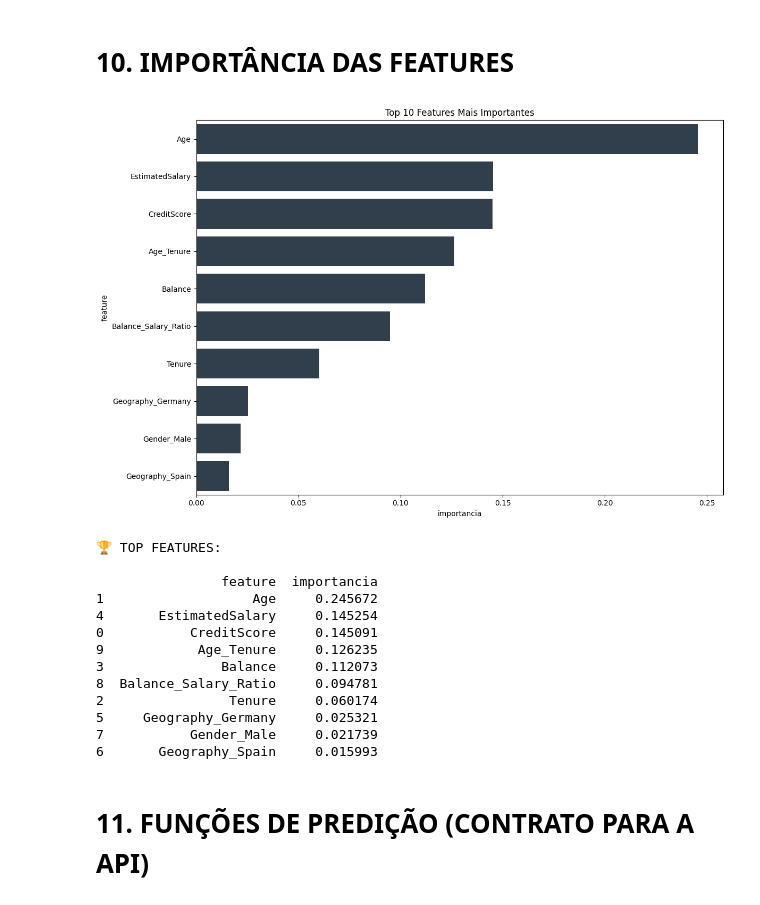
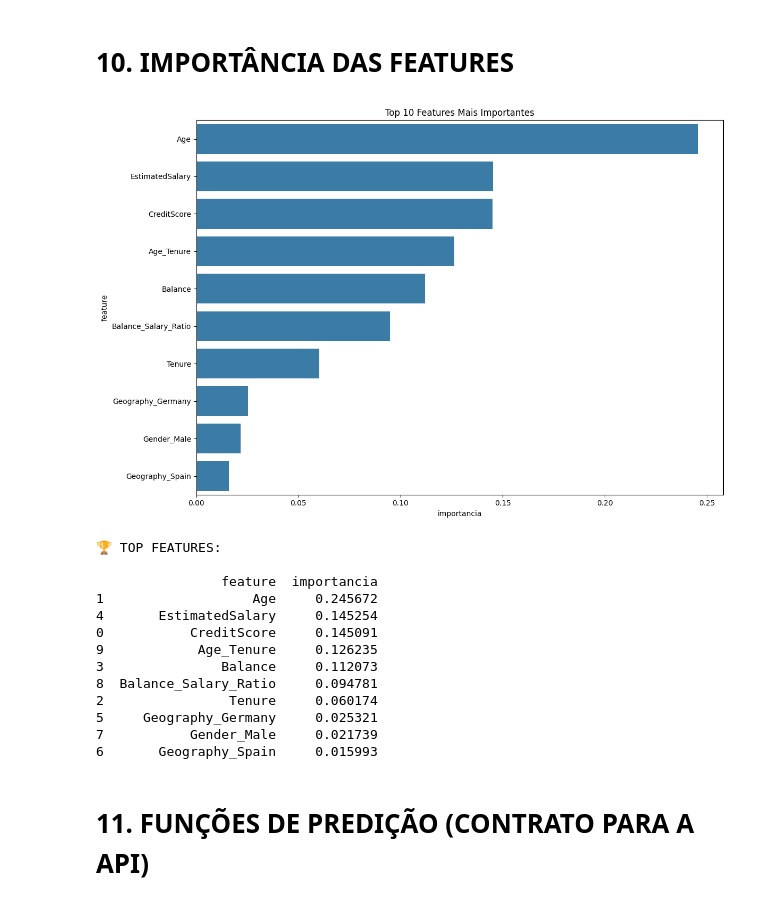
Before and after one commit to mauricioliveir/churn-api, a Jupyter notebook: notebooks/Churn_Hackathon.ipynb, the cells around one changed output. Drawn from its saved outputs; the diff is of its cells as text; code cells hidden in the pictures.

```diff
--- a/notebooks/Churn_Hackathon.ipynb
+++ b/notebooks/Churn_Hackathon.ipynb
@@ -345,24 +327,24 @@ ROC-AUC: 0.7671955468565638
 # %%
 importances = pd.DataFrame({
     'feature': X_train_full.columns,
     'importancia': rf_final.feature_importances_
 }).sort_values('importancia', ascending=False)
 
 plt.figure(figsize=(12, 8))
 sns.barplot(
     data=importances.head(10),
     x='importancia',
     y='feature',
-    color='#2C3E50'
+    color='#2980B9',
 )
 plt.title('Top 10 Features Mais Importantes')
 plt.tight_layout()
 plt.show()
 
 print("\n🏆 TOP FEATURES:\n")
 print(importances.head(10))
 # %% [output]
-[figure, old version]
+[figure, new version]
 🏆 TOP FEATURES:
 
                 feature  importancia
```
Also changed, not shown: parts of 5 cells of this notebook, 5 other files.
